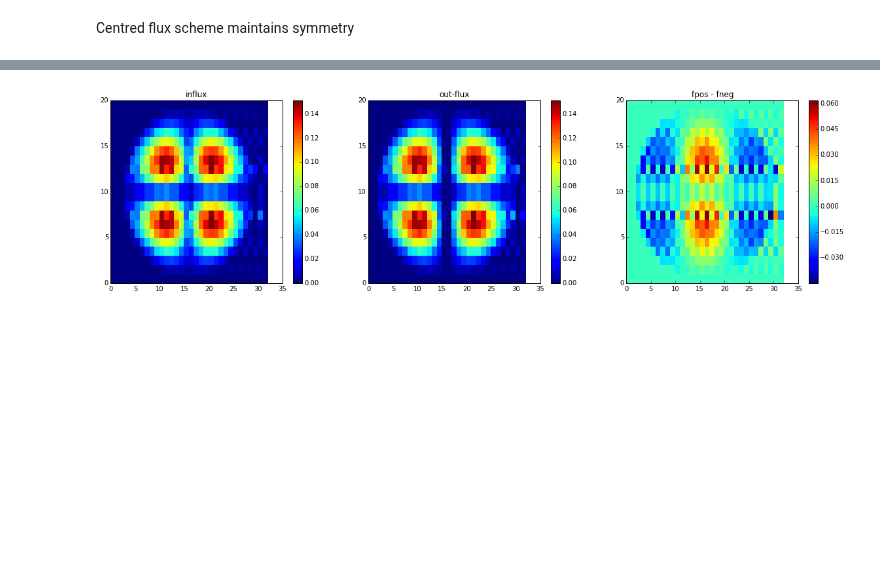
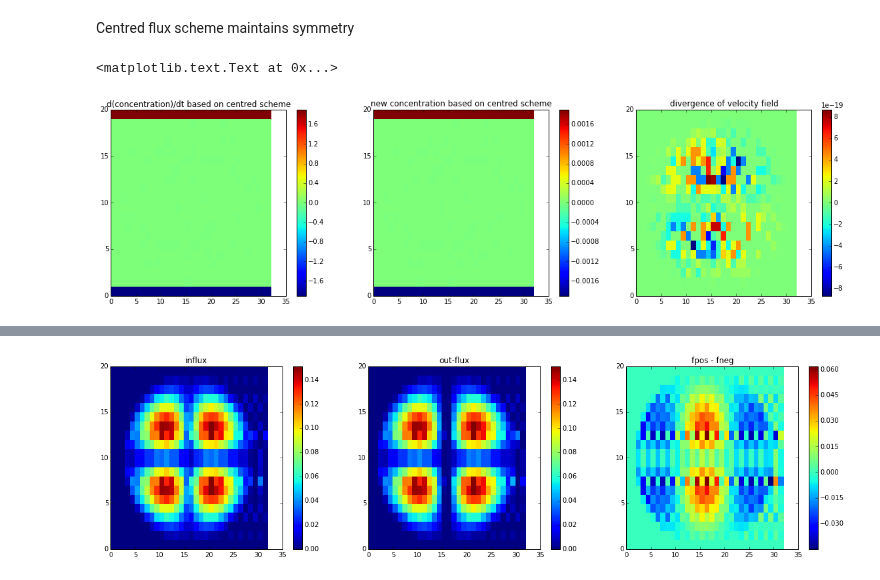
Before and after one commit to UBC-MOAD/pa-th-simple, a Jupyter notebook: prelim-model/Evaluation of 2D TVD - Step 4.ipynb, the cells around one changed output, grey strips where cells are left out. Cells and saved outputs as stored; diff of their text form; code cells hidden in the pictures; blank space fills up the shorter version.

```diff
--- a/prelim-model/Evaluation of 2D TVD - Step 4.ipynb
+++ b/prelim-model/Evaluation of 2D TVD - Step 4.ipynb
@@ -145,5 +165,36 @@ cbar = fig.colorbar(test, ax=axs[1])
 # %% [markdown]
 Centred flux scheme maintains symmetry
+# %%
+# d(conc)/dt according to upstream scheme (on the grid points)
+dtau_cen_dt = np.zeros((nz, nx))
+
+dtau_cen_dt[1:nz, 1:nx] = (fluxx_cen[1:nz, 0:nx-1] - fluxx_cen[1:nz, 1:nx]) * conc.dx_i + (fluxz_cen[0:nz-1, 1:nx] - fluxz_cen[1:nz, 1:nx])  * conc.dz_i
+
+dtau_cen_dt[0, 1:nx] = (fluxx_cen[0, 0:nx-1] - fluxx_cen[0, 1:nx]) * conc.dx_i - fluxz_cen[0, 1:nx]  * conc.dz_i
+dtau_cen_dt[1:nz, 0] = -fluxx_cen[1:nz, 0] * conc.dx_i + (fluxz_cen[0:nz-1, 0] - fluxz_cen[1:nz, 0])  * conc.dz_i
+dtau_cen_dt[0, 0] = - fluxx_cen[0, 0] * conc.dx_i - fluxz_cen[0, 0]  * conc.dz_i
+
+
+tau_cen = dtau_cen_dt * dt
+# plot d(conc)/dt and conc(t+1)
+fig = plt.subplots(1,3,figsize=(20,5))
+
+plt.subplot(131)
+test = plt.pcolormesh(dtau_cen_dt)
+plt.title('d(concentration)/dt based on centred scheme')
+plt.colorbar(test)
+
+plt.subplot(132)
+test = plt.pcolormesh(tau_cen)
+plt.title('new concentration based on centred scheme')
+plt.colorbar(test)
+
+plt.subplot(133)
+test = flow.divtest_cen(conc, u, nx, nz)
+plt.title('divergence of velocity field')
+# %% [output]
+<matplotlib.text.Text at 0x...>
+[figure, added]
 # %%
 # max and min concentrations in region
 conc_up = np.zeros((nz, nx)); xdo = np.zeros((nz, nx))
```
Also changed, not shown: parts of 8 cells of this notebook.
